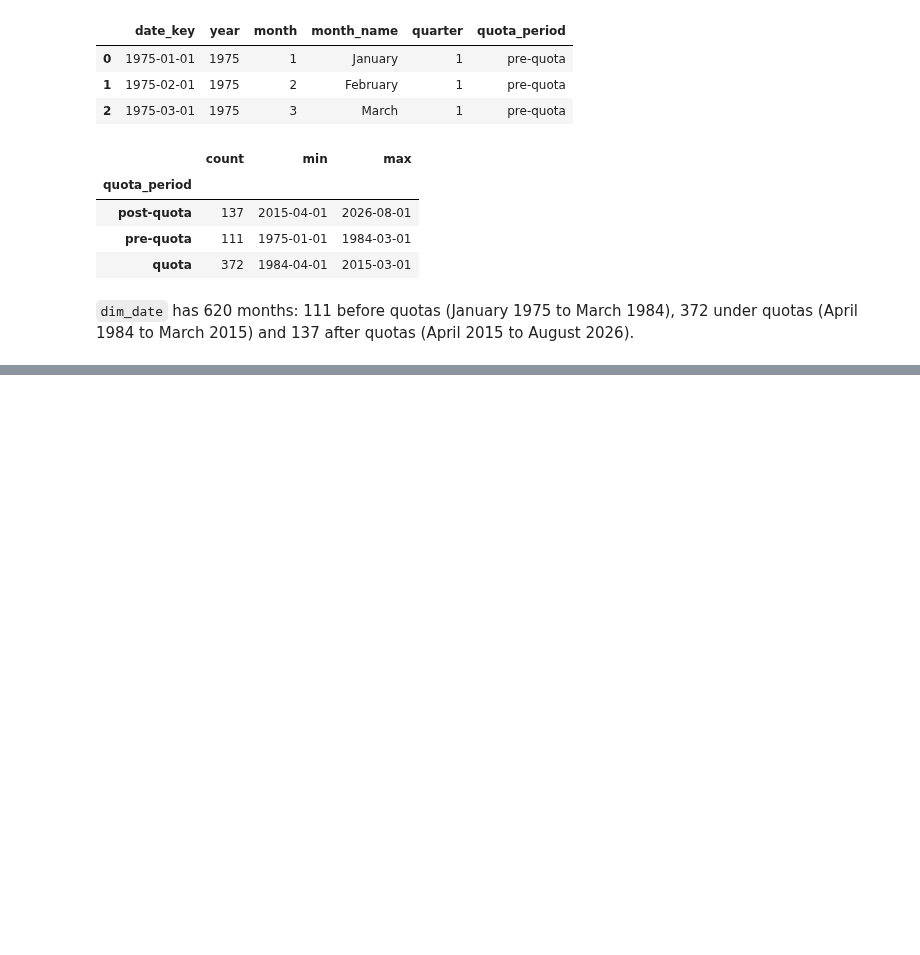
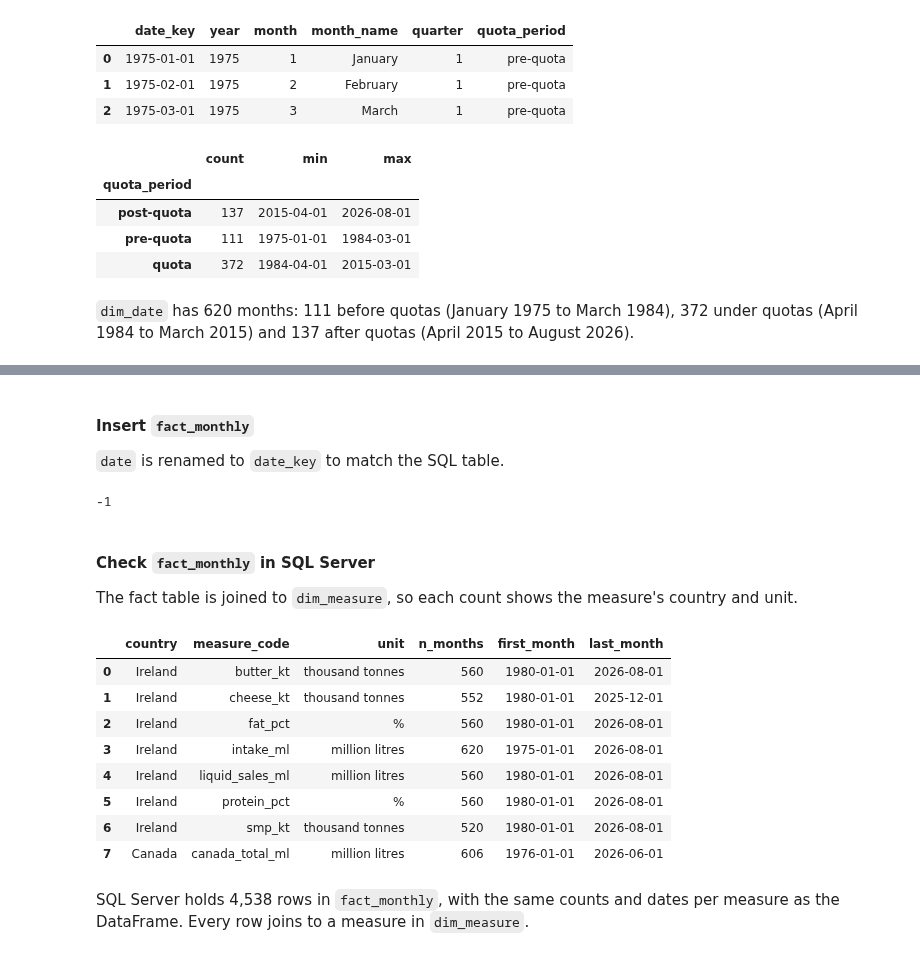
Before and after one commit to temulenbd/irish-dairy-analysis, a Jupyter notebook: notebooks/2_sql_database.ipynb, the cells around one changed output, grey strips where cells are left out. Cells and saved outputs as stored; diff of their text form; code cells hidden in the pictures; blank space fills up the shorter version.

Commit message:
Load dim_date, dim_measure and fact_monthly into SQL Server

```diff
--- a/notebooks/2_sql_database.ipynb
+++ b/notebooks/2_sql_database.ipynb
@@ -109,0 +339,46 @@ dim_date.groupby("quota_period")["date_key"].agg(["count", "min", "max"])
+# %% [markdown]
+#### Insert `fact_monthly`
+
+`date` is renamed to `date_key` to match the SQL table.
+# %%
+# Match the column names of the SQL table
+fact_monthly = fact_monthly.rename(columns={"date": "date_key"})
+
+# Add the rows to the existing fact_monthly table in SQL Server
+fact_monthly.to_sql("fact_monthly", engine, schema="dbo", if_exists="append", index=False)
+# %% [output]
+-1
+# %% [markdown]
+#### Check `fact_monthly` in SQL Server
+
+The fact table is joined to `dim_measure`, so each count shows the measure's country and unit.
+# %%
+# Rows per measure in SQL Server, with the country and unit from dim_measure
+pd.read_sql(
+    """
+    SELECT m.country,
+           f.measure_code,
+           m.unit,
+           COUNT(*)        AS n_months,
+           MIN(f.date_key) AS first_month,
+           MAX(f.date_key) AS last_month
+    FROM dbo.fact_monthly AS f
+    JOIN dbo.dim_measure  AS m
+        ON f.measure_code = m.measure_code
+    GROUP BY m.country, f.measure_code, m.unit
+    ORDER BY m.country DESC, f.measure_code;
+    """,
+    engine,
+)
+# %% [output]
+|  | country | measure_code | unit | n_months | first_month | last_month |
+| 0 | Ireland | butter_kt | thousand tonnes | 560 | 1980-01-01 | 2026-08-01 |
+| 1 | Ireland | cheese_kt | thousand tonnes | 552 | 1980-01-01 | 2025-12-01 |
+| 2 | Ireland | fat_pct | % | 560 | 1980-01-01 | 2026-08-01 |
+| 3 | Ireland | intake_ml | million litres | 620 | 1975-01-01 | 2026-08-01 |
+| 4 | Ireland | liquid_sales_ml | million litres | 560 | 1980-01-01 | 2026-08-01 |
+| 5 | Ireland | protein_pct | % | 560 | 1980-01-01 | 2026-08-01 |
+| 6 | Ireland | smp_kt | thousand tonnes | 520 | 1980-01-01 | 2026-08-01 |
+| 7 | Canada | canada_total_ml | million litres | 606 | 1976-01-01 | 2026-06-01 |
+# %% [markdown]
+SQL Server holds 4,538 rows in `fact_monthly`, with the same counts and dates per measure as the DataFrame. Every row joins to a measure in `dim_measure`.
```
Also changed, not shown: parts of 30 cells of this notebook.
